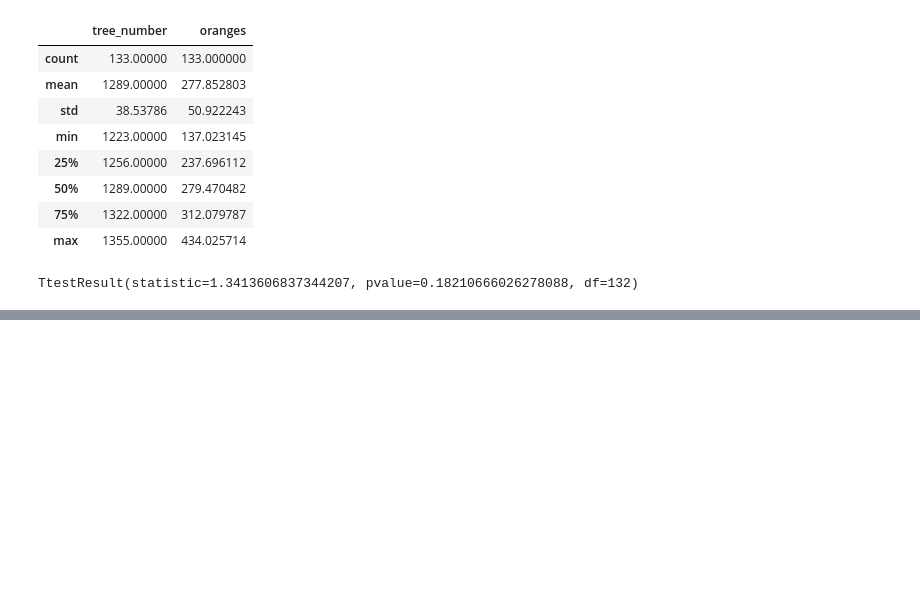
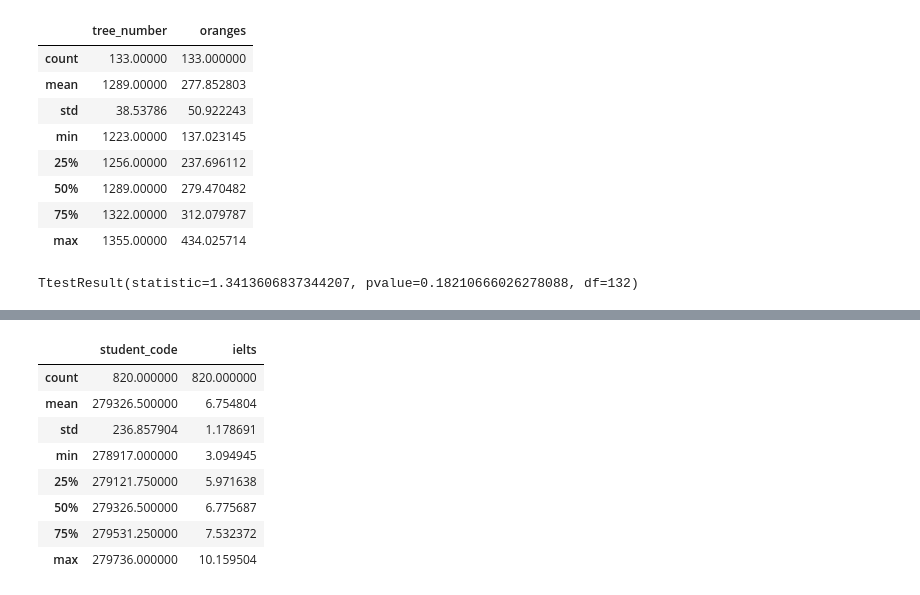
Before and after one commit to Sina-mjd/Data-Science-Learning-Journey, a Jupyter notebook: 03-Inferential_Statistics/03_inferential_stats.ipynb, the cells around one changed output, grey strips where cells are left out. Saved outputs shown, nothing was run; the diff lists cells and outputs as text; code cells hidden in the pictures; blank space fills up the shorter version.

```diff
--- a/03-Inferential_Statistics/03_inferential_stats.ipynb
+++ b/03-Inferential_Statistics/03_inferential_stats.ipynb
@@ -471,0 +512,12 @@ TtestResult(statistic=1.3413606837344207, pvalue=0.18210666026278088, df=132)
+# %%
+df_iets_98.describe()
+# %% [output]
+|  | student_code | ielts |
+| count | 820.000000 | 820.000000 |
+| mean | 279326.500000 | 6.754804 |
+| std | 236.857904 | 1.178691 |
+| min | 278917.000000 | 3.094945 |
+| 25% | 279121.750000 | 5.971638 |
+| 50% | 279326.500000 | 6.775687 |
+| 75% | 279531.250000 | 7.532372 |
+| max | 279736.000000 | 10.159504 |
```
Also changed, not shown: parts of 32 cells of this notebook, 3 other files.
